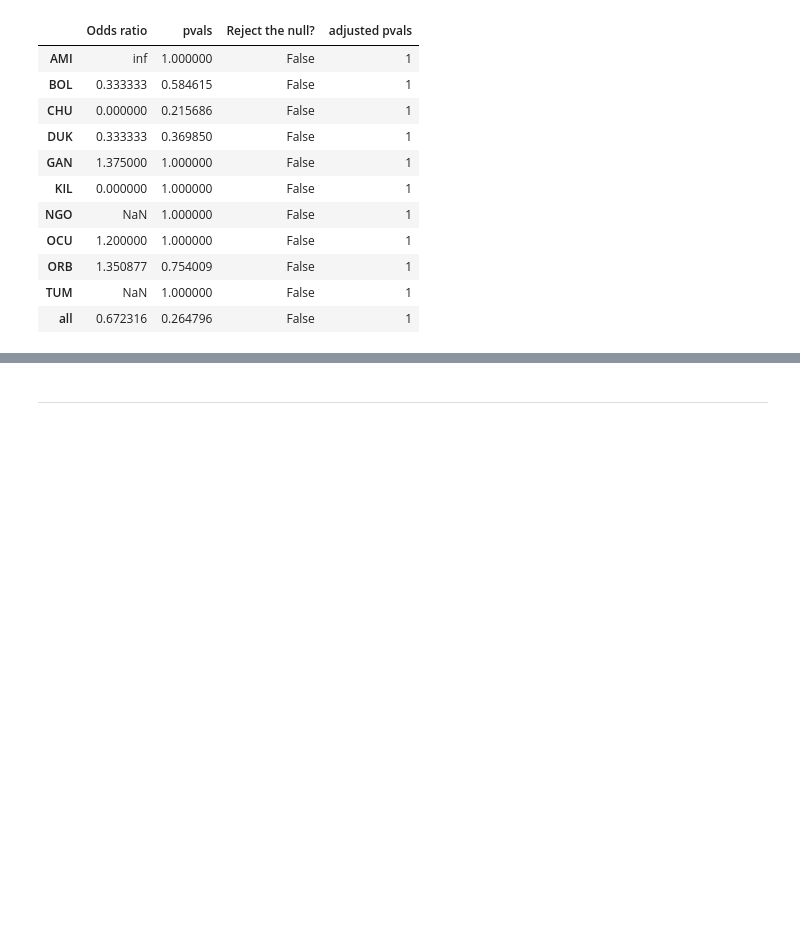
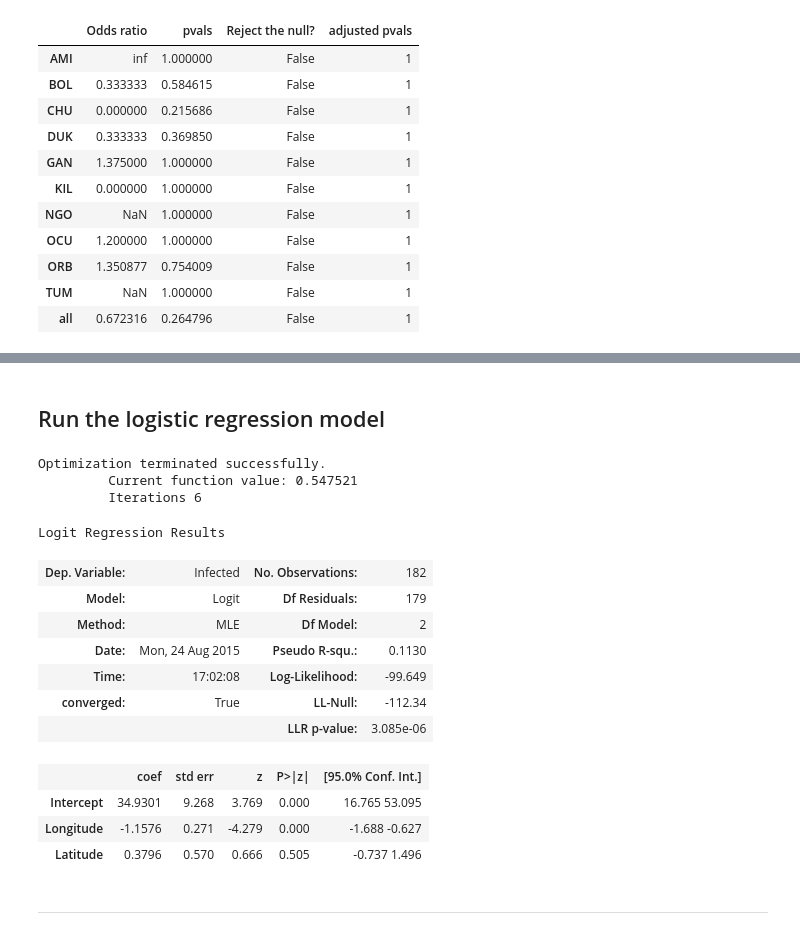
Before and after one commit to xguse/ipy_notebooks, a Jupyter notebook: YALE/Spiroplasma/2015-08-19__Spiroplasma_vs_Sex_Analysis.ipynb, the cells around one changed output, grey strips where cells are left out. Cells and saved outputs as stored; diff of their text form; code cells hidden in the pictures; blank space fills up the shorter version.

```diff
--- a/YALE/Spiroplasma/2015-08-19__Spiroplasma_vs_Sex_Analysis.ipynb
+++ b/YALE/Spiroplasma/2015-08-19__Spiroplasma_vs_Sex_Analysis.ipynb
@@ -163,3 +224,26 @@ results.sort()
+# %% [markdown]
+## Run the logistic regression model
+# %%
+logit_gps = logit('Infected ~ Longitude + Latitude',
+                data=table_all_gps,
+               ).fit()
+logit_gps.summary()
+# %% [output]
+Optimization terminated successfully.
+         Current function value: 0.547521
+         Iterations 6
+Logit Regression Results
+| Dep. Variable: | Infected | No. Observations: | 182 |
+| Model: | Logit | Df Residuals: | 179 |
+| Method: | MLE | Df Model: | 2 |
+| Date: | Mon, 24 Aug 2015 | Pseudo R-squ.: | 0.1130 |
+| Time: | 17:02:08 | Log-Likelihood: | -99.649 |
+| converged: | True | LL-Null: | -112.34 |
+|  |  | LLR p-value: | 3.085e-06 |
+|  | coef | std err | z | P>|z| | [95.0% Conf. Int.] |
+| Intercept | 34.9301 | 9.268 | 3.769 | 0.000 | 16.765 53.095 |
+| Longitude | -1.1576 | 0.271 | -4.279 | 0.000 | -1.688 -0.627 |
+| Latitude | 0.3796 | 0.570 | 0.666 | 0.505 | -0.737 1.496 |
 # %% [markdown]
 -------------------
 # %% [markdown]
```
Also changed, not shown: parts of 16 cells of this notebook.
